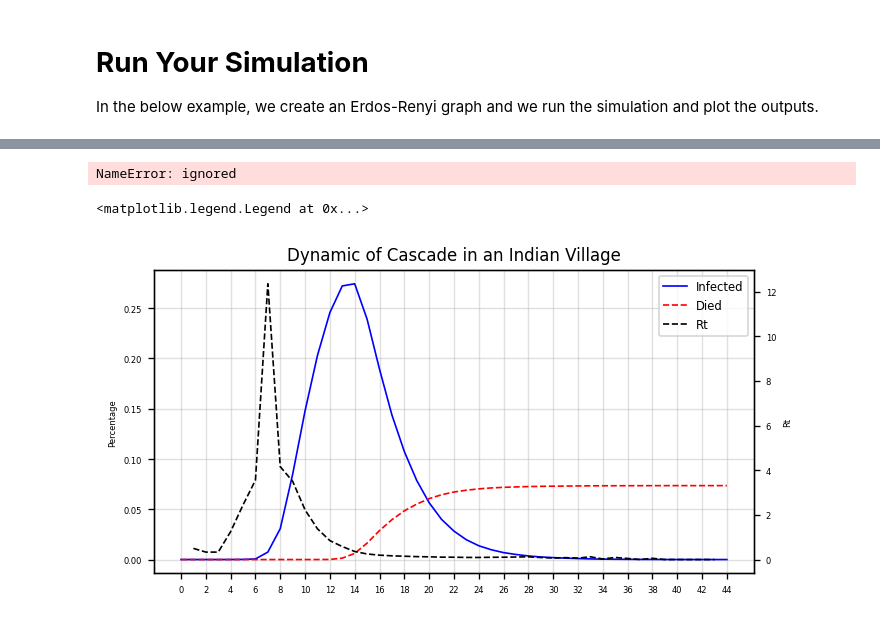
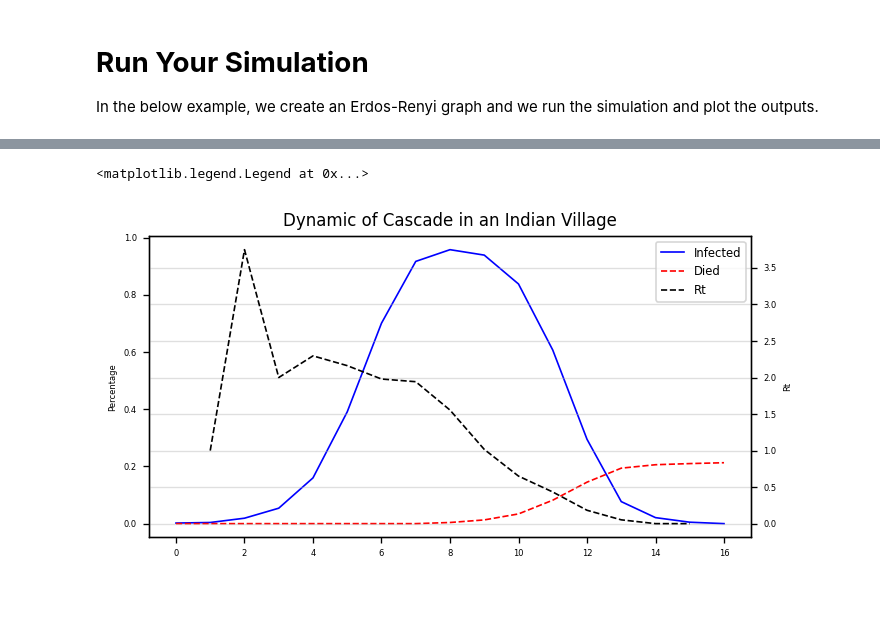
Before and after one commit to MahdiShahrabi/COVID19-Simulation, a Jupyter notebook: Time Dimension/Time_Simulation.ipynb, the cells around one changed output, grey strips where cells are left out. Saved outputs shown, nothing was run; the diff lists cells and outputs as text; code cells hidden in the pictures.

```diff
--- a/Time Dimension/Time_Simulation.ipynb
+++ b/Time Dimension/Time_Simulation.ipynb
@@ -138,7 +138,7 @@ def Simulate_SIR_Time (Graph,Maximum_Time=100,Seasons=[50,100,150,200],P_seasons
 
 
   # Going through time
-  for t in range(1,Maximum_Time):
+  for t in range(1,Maximum_Time+1):
 
       # If there is no Infected we are on steady state. So quit!
       if len(Infected)==0:
@@ -272,7 +272,7 @@ def Simulate_SIR_Time (Graph,Maximum_Time=100,Seasons=[50,100,150,200],P_seasons
   # R0 - average R0 for all nodes
   OUT.append(np.mean(list(R0_Infected_Nodes.values())))
   # The size of cascade (percentage)
-  OUT.append((len(Died)+len(Recovered))/lng)
+  OUT.append((len(Died)+len(Recovered)+len(Infected))/lng)
   # R_T
   OUT.append(R0_time_list)
 
@@ -287,8 +300,8 @@ In the below example, we create an Erdos-Renyi graph and we run the simulation a
 # Example
 n = 1000
 d = 40
-# G = nx.erdos_renyi_graph(n,d/n)
-G = gowalla
+G = nx.erdos_renyi_graph(n,d/n)
+# G = gowalla
 edge_weight = dict(zip(G.edges(),[uniform(0.01,0.1) for x in range(len(G.edges()))]))
 nx.set_edge_attributes(G,edge_weight,'weight')
 
@@ -306,51 +319,45 @@ Wall time: 9min 55s
-# %%
-G.number_of_edges()
-isinstance(G,networkx.Graph)
-# %% [output]
-NameError: ignored
 # %%
-lng = n
-lng = G.number_of_nodes()
+def plot_simulation_output(Graphsize,data = [out[0].Noraml,out[0].Infected,out[0].Died,out[4]],modul):
 
-data = out[0]
+  lng = Graphsize
 
-y1 = data.time
-y2 = [x/lng for x in data.Infected]
-y3 = [x/lng for x in data.Died]
-y4 = [x/lng for x in data.Normal]
-y5 = out[4]
+  y1 = list(range(0,len(data[0])))
+  y2 = [x/lng for x in data[1]]
+  y3 = [x/lng for x in data[2]]
+  y4 = [x/lng for x in data[0]]
+  y5 = data[3]
 
-# Plot Line1 (Left Y Axis)
-fig, ax1 = plt.subplots(1,1,figsize=(6,3), dpi= 120)
-ax1.plot(y1,y2,color='blue',lw=1,label='Infected')
-ax1.plot(y1, y3,color='red',lw=1,label='Died',ls='dashed')
-# ax1.plot(y1, y4,color='green',lw=1,label='Normal')
-ax1.tick_params(axis='x', labelsize=5)
-ax1.set_ylabel('Percentage', fontsize=5)
-ax1.tick_params(axis='y', rotation=0,labelsize=5 )
-ax1.set_xticks(y1[::2])
-ax1.set_xticklabels(y1[::2])
+  # Plot Line1 (Left Y Axis)
+  fig, ax1 = plt.subplots(1,1,figsize=(6,3), dpi= 120)
+  ax1.plot(y1,y2,color='blue',lw=1,label='Infected')
+  ax1.plot(y1, y3,color='red',lw=1,label='Died',ls='dashed')
+  # ax1.plot(y1, y4,color='green',lw=1,label='Normal')
+  ax1.tick_params(axis='x', labelsize=5)
+  ax1.set_ylabel('Percentage', fontsize=5)
+  ax1.tick_params(axis='y', rotation=0,labelsize=5 )
+  ax1.set_xticks(y1[::2])
+  ax1.set_xticklabels(y1[::2])
 
-ax2 = ax1.twinx()
-ax2.plot(y1[1:], y5,color='black',lw=1,label='Rt',ls='dashed')
-ax2.set_ylabel('Rt', fontsize=5)
-ax2.tick_params(axis='y', rotation=0,labelsize=5 )
+  ax2 = ax1.twinx()
+  ax2.plot(y1[1:], y5,color='black',lw=1,label='Rt',ls='dashed')
+  ax2.set_ylabel('Rt', fontsize=5)
+  ax2.tick_params(axis='y', rotation=0,labelsize=5 )
 
-ax1.grid(alpha=.4)
+  ax2.grid(alpha=.4)
 
-fig.tight_layout()
+  fig.tight_layout()
 
-plt.title('Dynamic of Cascade in an Indian Village',fontsize=10)
+  plt.title('Dynamic of Cascade in an Indian Village',fontsize=10)
 
-handles,labels = [],[]
-for ax in fig.axes:
-    for h,l in zip(*ax.get_legend_handles_labels()):
-        handles.append(h)
-        labels.append(l)
+  handles,labels = [],[]
+  for ax in fig.axes:
+      for h,l in zip(*ax.get_legend_handles_labels()):
+          handles.append(h)
+          labels.append(l)
 
-plt.legend(handles,labels,fontsize=7)
+  plt.legend(handles,labels,fontsize=7)
 # %% [output]
 <matplotlib.legend.Legend at 0x...>
-[figure, old version]
+[figure, new version]
 # %%
 ########################################
```
Also changed, not shown: parts of 8 cells of this notebook.
